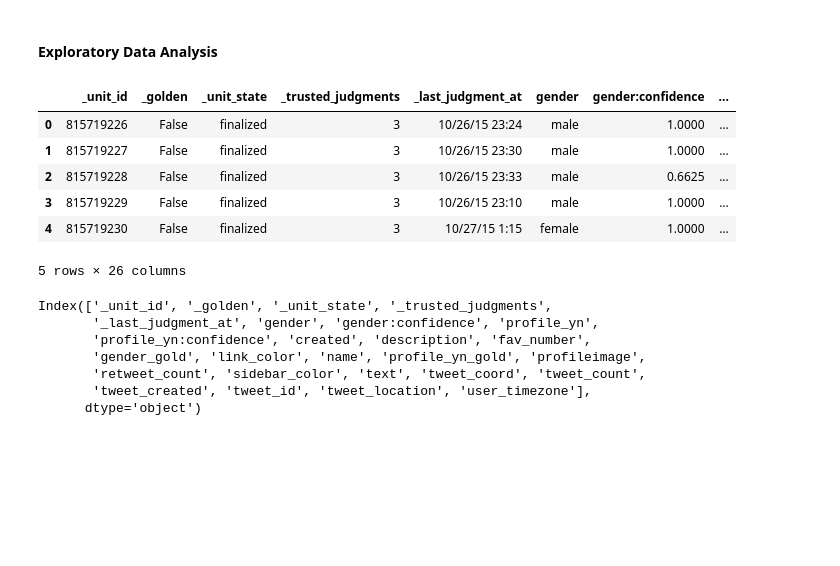
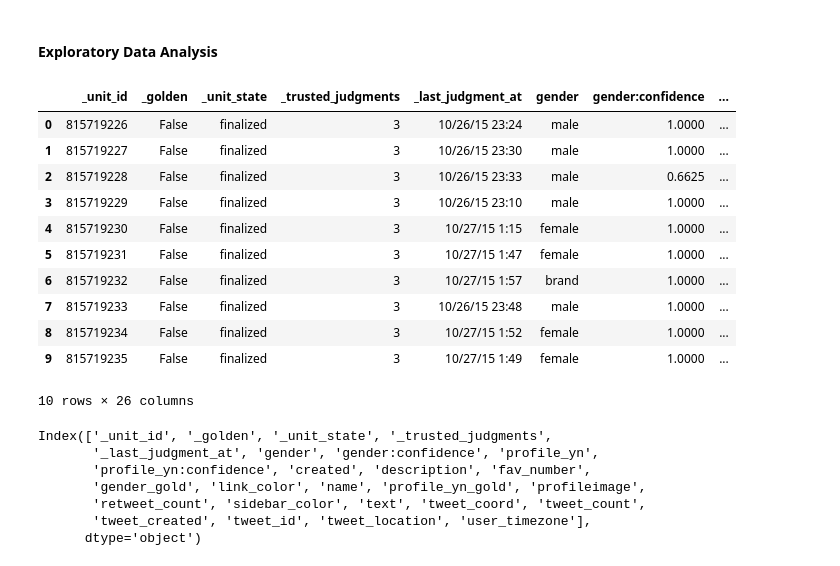
Before and after one commit to gbeinars/Gender-Classification, a Jupyter notebook: Gender_classification_EDA_BeinarsG.ipynb, the cells around one changed output. Drawn from its saved outputs; the diff is of its cells as text; code cells hidden in the pictures; blank space fills up the shorter version.

```diff
--- a/Gender_classification_EDA_BeinarsG.ipynb
+++ b/Gender_classification_EDA_BeinarsG.ipynb
@@ -11,19 +24,24 @@ import regex as re # regular expression
 # %%
 # Read in the data as a dataframe
 
-df = pd.read_csv('gender-classifier.csv', encoding = 'latin1')
+df = pd.read_csv('gender-classifier.csv', encoding = 'ISO-8859-1')
 # %%
 # Take a look at the dataframe
 
-df.head()
+df.head(10)
 # %% [output]
 |  | _unit_id | _golden | _unit_state | _trusted_judgments | _last_judgment_at | gender | gender:confidence | ... |
 | 0 | 815719226 | False | finalized | 3 | 10/26/15 23:24 | male | 1.0000 | ... |
 | 1 | 815719227 | False | finalized | 3 | 10/26/15 23:30 | male | 1.0000 | ... |
 | 2 | 815719228 | False | finalized | 3 | 10/26/15 23:33 | male | 0.6625 | ... |
 | 3 | 815719229 | False | finalized | 3 | 10/26/15 23:10 | male | 1.0000 | ... |
 | 4 | 815719230 | False | finalized | 3 | 10/27/15 1:15 | female | 1.0000 | ... |
+| 5 | 815719231 | False | finalized | 3 | 10/27/15 1:47 | female | 1.0000 | ... |
+| 6 | 815719232 | False | finalized | 3 | 10/27/15 1:57 | brand | 1.0000 | ... |
+| 7 | 815719233 | False | finalized | 3 | 10/26/15 23:48 | male | 1.0000 | ... |
+| 8 | 815719234 | False | finalized | 3 | 10/27/15 1:52 | female | 1.0000 | ... |
+| 9 | 815719235 | False | finalized | 3 | 10/27/15 1:49 | female | 1.0000 | ... |
-5 rows × 26 columns
+10 rows × 26 columns
 # %%
 df.columns
 # %% [output]
```
Also changed, not shown: parts of 65 cells of this notebook, 2 other files.
